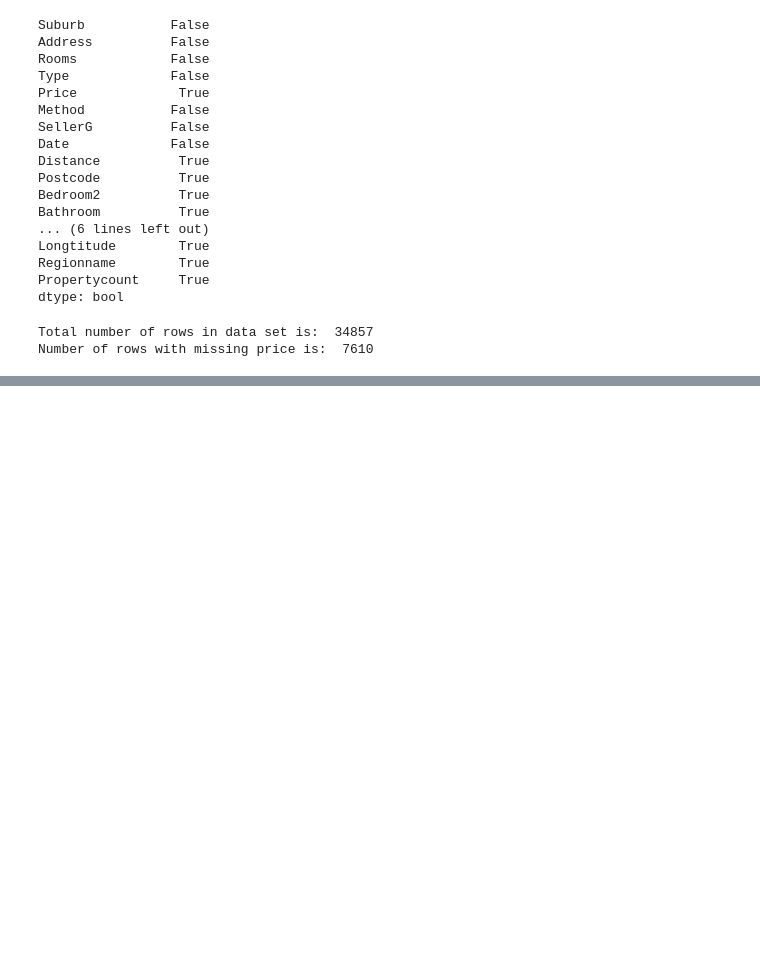
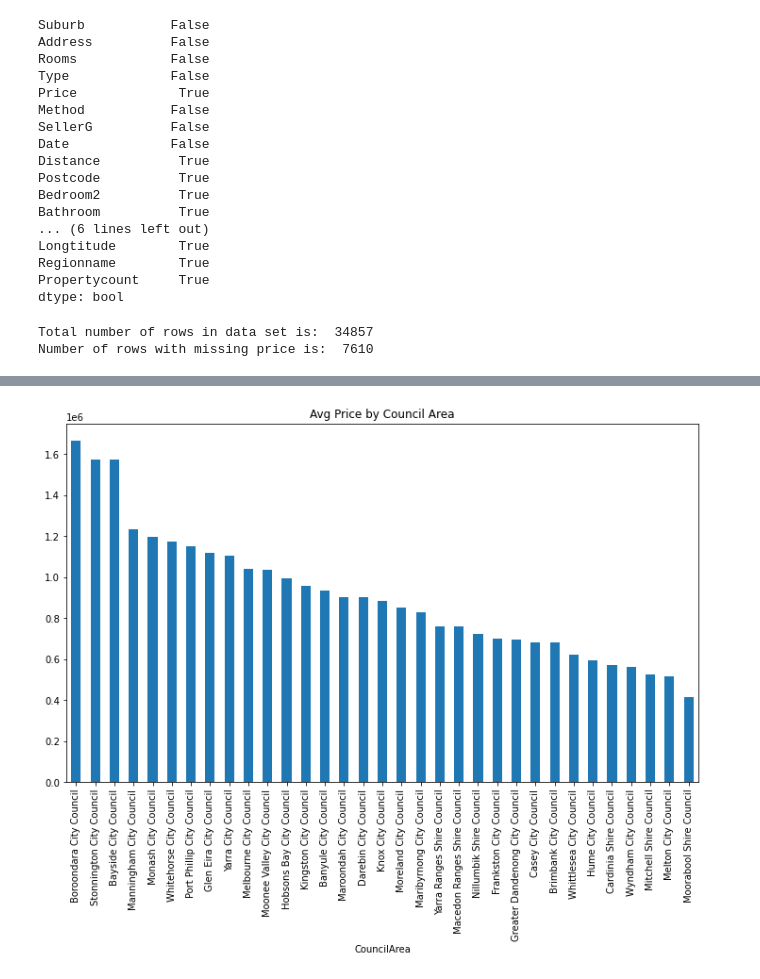
Before and after one commit to rachelkberryman/DSR_DS_Fundamental, a Jupyter notebook: ds_from_scratch/ds_from_scratch_answes.ipynb, the cells around one changed output, grey strips where cells are left out. Drawn from its saved outputs; the diff is of its cells as text; code cells hidden in the pictures; blank space fills up the shorter version.

```diff
--- a/ds_from_scratch/ds_from_scratch_answes.ipynb
+++ b/ds_from_scratch/ds_from_scratch_answes.ipynb
@@ -71,0 +129,9 @@ Number of rows with missing price is:  7610
+# %%
+# for columns with only a very small amoung of null values, we will simply drop the nulls that are there.
+columns_with_few_nulls = ['Distance',
+                          'Postcode',
+                          'CouncilArea',
+                          'Regionname',
+                          'Propertycount']
+for column in columns_with_few_nulls:
+    data = data.loc[~data.loc[:, column].isnull()]
@@ -71,0 +146,7 @@ Number of rows with missing price is:  7610
+# %%
+# updating our "columns_with_nulls" list
+columns_with_nulls = []
+for column in data.columns:
+    if data.loc[:, column].isnull().any():
+        columns_with_nulls.append(column)
+columns_with_nulls
@@ -71,0 +172,3 @@ Number of rows with missing price is:  7610
+# %%
+data = data.drop(columns=columns_with_nulls)
+data.columns
@@ -71,0 +226,4 @@ Number of rows with missing price is:  7610
+# %%
+avg_price_by_suburb = data.groupby("Suburb").mean()['Price'].sort_values(ascending=False)
+avg_price_by_councilarea = data.groupby("CouncilArea").mean()['Price'].sort_values(ascending=False)
+avg_price_by_region = data.groupby("Regionname").mean()['Price'].sort_values(ascending=False)
@@ -71,0 +266,12 @@ Number of rows with missing price is:  7610
+# %%
+import matplotlib.pyplot as plt
+
+fig, ax = plt.subplots(nrows=1, figsize=(12,7))
+
+avg_price_by_councilarea.plot(ax=ax, kind='bar')
+
+ax.set_title('Avg Price by Council Area')
+
+fig;
+# %% [output]
+[figure, added]
```
Also changed, not shown: parts of 62 cells of this notebook.
